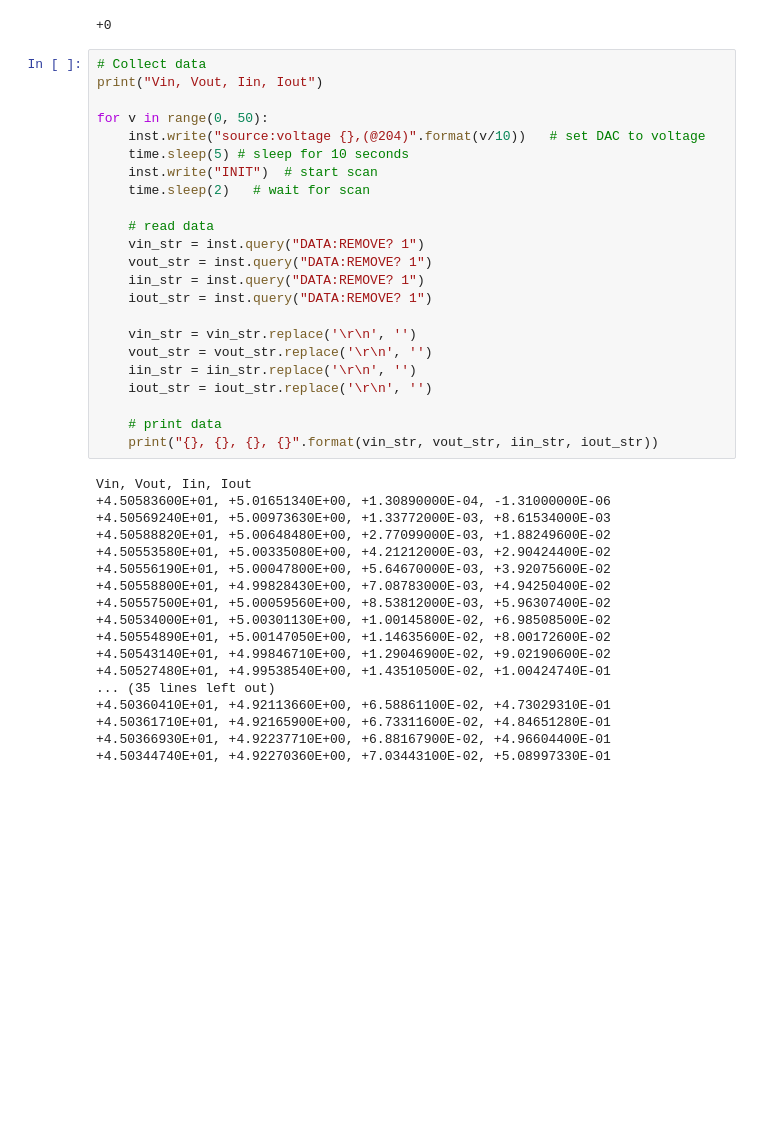
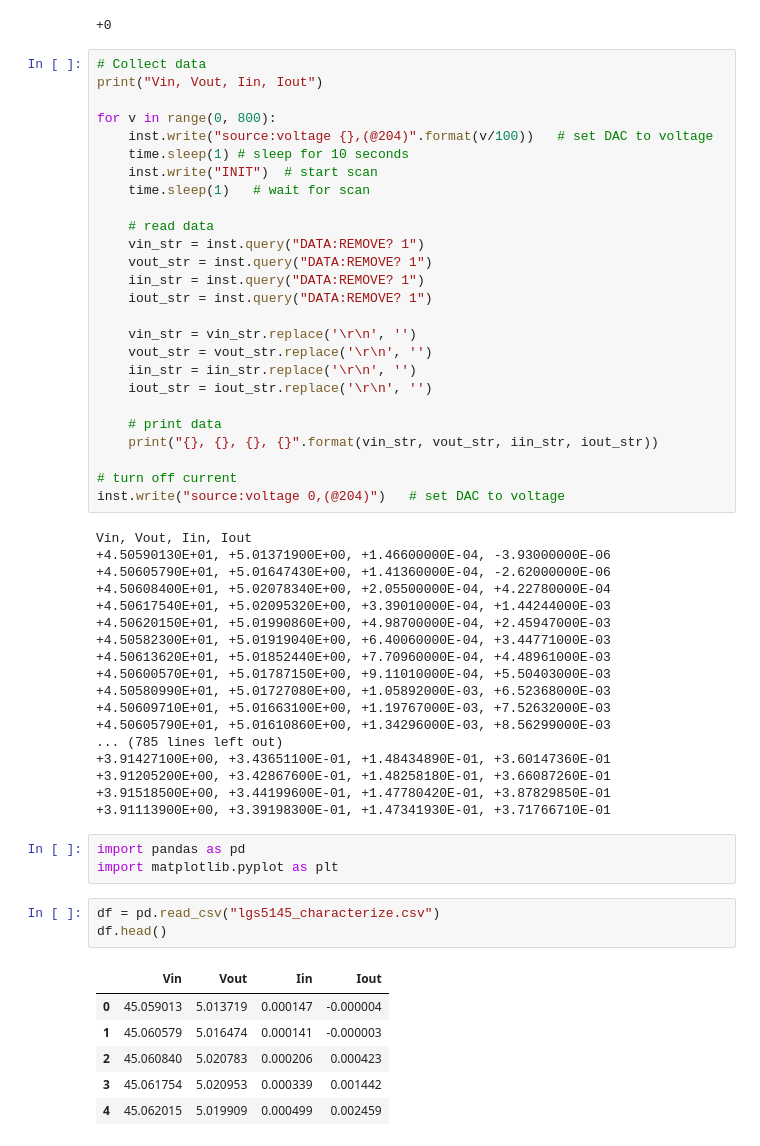
Before and after one commit to sdp8483/pl_test_pcb, a Jupyter notebook: LGS5145/software/lgs5145_characterize.ipynb, the cells around one changed output. Saved outputs shown, nothing was run; the diff lists cells and outputs as text; blank space fills up the shorter version.

```diff
--- a/LGS5145/software/lgs5145_characterize.ipynb
+++ b/LGS5145/software/lgs5145_characterize.ipynb
@@ -73,11 +73,11 @@ print(inst.query("DATA:POINTS?"))
 # Collect data
 print("Vin, Vout, Iin, Iout")
 
-for v in range(0, 50):
-    inst.write("source:voltage {},(@204)".format(v/10))   # set DAC to voltage
-    time.sleep(5) # sleep for 10 seconds
+for v in range(0, 800):
+    inst.write("source:voltage {},(@204)".format(v/100))   # set DAC to voltage
+    time.sleep(1) # sleep for 10 seconds
     inst.write("INIT")  # start scan
-    time.sleep(2)   # wait for scan
+    time.sleep(1)   # wait for scan
 
     # read data
     vin_str = inst.query("DATA:REMOVE? 1")
@@ -92,21 +92,37 @@ for v in range(0, 50):
 
     # print data
     print("{}, {}, {}, {}".format(vin_str, vout_str, iin_str, iout_str))
+
+# turn off current
+inst.write("source:voltage 0,(@204)")   # set DAC to voltage
 # %% [output]
 Vin, Vout, Iin, Iout
-+4.50583600E+01, +5.01651340E+00, +1.30890000E-04, -1.31000000E-06
-+4.50569240E+01, +5.00973630E+00, +1.33772000E-03, +8.61534000E-03
-+4.50588820E+01, +5.00648480E+00, +2.77099000E-03, +1.88249600E-02
-+4.50553580E+01, +5.00335080E+00, +4.21212000E-03, +2.90424400E-02
-+4.50556190E+01, +5.00047800E+00, +5.64670000E-03, +3.92075600E-02
-+4.50558800E+01, +4.99828430E+00, +7.08783000E-03, +4.94250400E-02
-+4.50557500E+01, +5.00059560E+00, +8.53812000E-03, +5.96307400E-02
-+4.50534000E+01, +5.00301130E+00, +1.00145800E-02, +6.98508500E-02
-+4.50554890E+01, +5.00147050E+00, +1.14635600E-02, +8.00172600E-02
-+4.50543140E+01, +4.99846710E+00, +1.29046900E-02, +9.02190600E-02
-+4.50527480E+01, +4.99538540E+00, +1.43510500E-02, +1.00424740E-01
-... (35 lines left out)
-+4.50360410E+01, +4.92113660E+00, +6.58861100E-02, +4.73029310E-01
-+4.50361710E+01, +4.92165900E+00, +6.73311600E-02, +4.84651280E-01
-+4.50366930E+01, +4.92237710E+00, +6.88167900E-02, +4.96604400E-01
-+4.50344740E+01, +4.92270360E+00, +7.03443100E-02, +5.08997330E-01
++4.50590130E+01, +5.01371900E+00, +1.46600000E-04, -3.93000000E-06
++4.50605790E+01, +5.01647430E+00, +1.41360000E-04, -2.62000000E-06
++4.50608400E+01, +5.02078340E+00, +2.05500000E-04, +4.22780000E-04
++4.50617540E+01, +5.02095320E+00, +3.39010000E-04, +1.44244000E-03
++4.50620150E+01, +5.01990860E+00, +4.98700000E-04, +2.45947000E-03
++4.50582300E+01, +5.01919040E+00, +6.40060000E-04, +3.44771000E-03
++4.50613620E+01, +5.01852440E+00, +7.70960000E-04, +4.48961000E-03
++4.50600570E+01, +5.01787150E+00, +9.11010000E-04, +5.50403000E-03
++4.50580990E+01, +5.01727080E+00, +1.05892000E-03, +6.52368000E-03
++4.50609710E+01, +5.01663100E+00, +1.19767000E-03, +7.52632000E-03
++4.50605790E+01, +5.01610860E+00, +1.34296000E-03, +8.56299000E-03
+... (785 lines left out)
++3.91427100E+00, +3.43651100E-01, +1.48434890E-01, +3.60147360E-01
++3.91205200E+00, +3.42867600E-01, +1.48258180E-01, +3.66087260E-01
++3.91518500E+00, +3.44199600E-01, +1.47780420E-01, +3.87829850E-01
++3.91113900E+00, +3.39198300E-01, +1.47341930E-01, +3.71766710E-01
+# %%
+import pandas as pd
+import matplotlib.pyplot as plt
+# %%
+df = pd.read_csv("lgs5145_characterize.csv")
+df.head()
+# %% [output]
+|  | Vin | Vout | Iin | Iout |
+| 0 | 45.059013 | 5.013719 | 0.000147 | -0.000004 |
+| 1 | 45.060579 | 5.016474 | 0.000141 | -0.000003 |
+| 2 | 45.060840 | 5.020783 | 0.000206 | 0.000423 |
+| 3 | 45.061754 | 5.020953 | 0.000339 | 0.001442 |
+| 4 | 45.062015 | 5.019909 | 0.000499 | 0.002459 |
```
Also changed, not shown: parts of 3 cells of this notebook, 1 other file.
